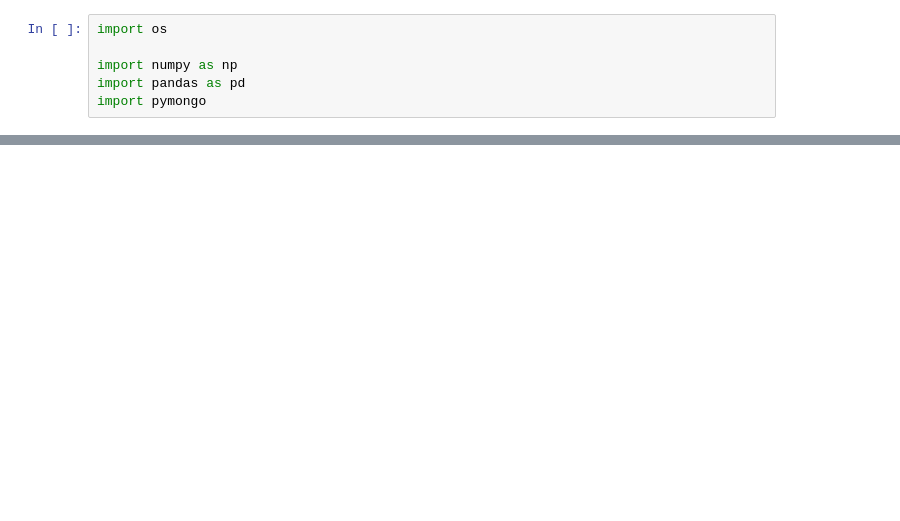
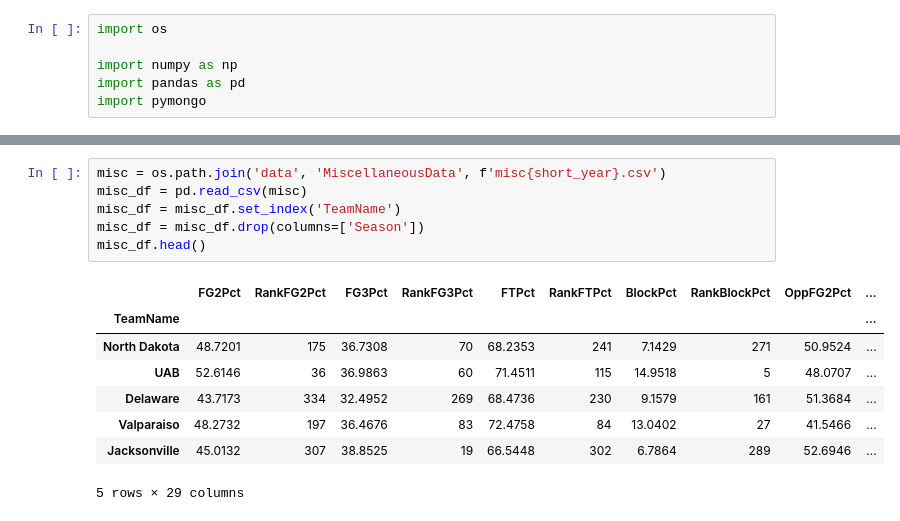
Before and after one commit to ForrestMcDougal/Bracket-Buddy, a Jupyter notebook: etl_sandbox.ipynb, the cells around one changed output, grey strips where cells are left out. Drawn from its saved outputs; the diff is of its cells as text; blank space fills up the shorter version.

```diff
--- a/etl_sandbox.ipynb
+++ b/etl_sandbox.ipynb
@@ -22,0 +84,15 @@ ff_offense = os.path.join('data', 'FourFactors', 'Offense', '')
+# %%
+misc = os.path.join('data', 'MiscellaneousData', f'misc{short_year}.csv')
+misc_df = pd.read_csv(misc)
+misc_df = misc_df.set_index('TeamName')
+misc_df = misc_df.drop(columns=['Season'])
+misc_df.head()
+# %% [output]
+|  | FG2Pct | RankFG2Pct | FG3Pct | RankFG3Pct | FTPct | RankFTPct | BlockPct | RankBlockPct | OppFG2Pct | ... |
+| TeamName |  |  |  |  |  |  |  |  |  | ... |
+| North Dakota | 48.7201 | 175 | 36.7308 | 70 | 68.2353 | 241 | 7.1429 | 271 | 50.9524 | ... |
+| UAB | 52.6146 | 36 | 36.9863 | 60 | 71.4511 | 115 | 14.9518 | 5 | 48.0707 | ... |
+| Delaware | 43.7173 | 334 | 32.4952 | 269 | 68.4736 | 230 | 9.1579 | 161 | 51.3684 | ... |
+| Valparaiso | 48.2732 | 197 | 36.4676 | 83 | 72.4758 | 84 | 13.0402 | 27 | 41.5466 | ... |
+| Jacksonville | 45.0132 | 307 | 38.8525 | 19 | 66.5448 | 302 | 6.7864 | 289 | 52.6946 | ... |
+5 rows × 29 columns
```
Also changed, not shown: parts of 12 cells of this notebook, 11 other files.
